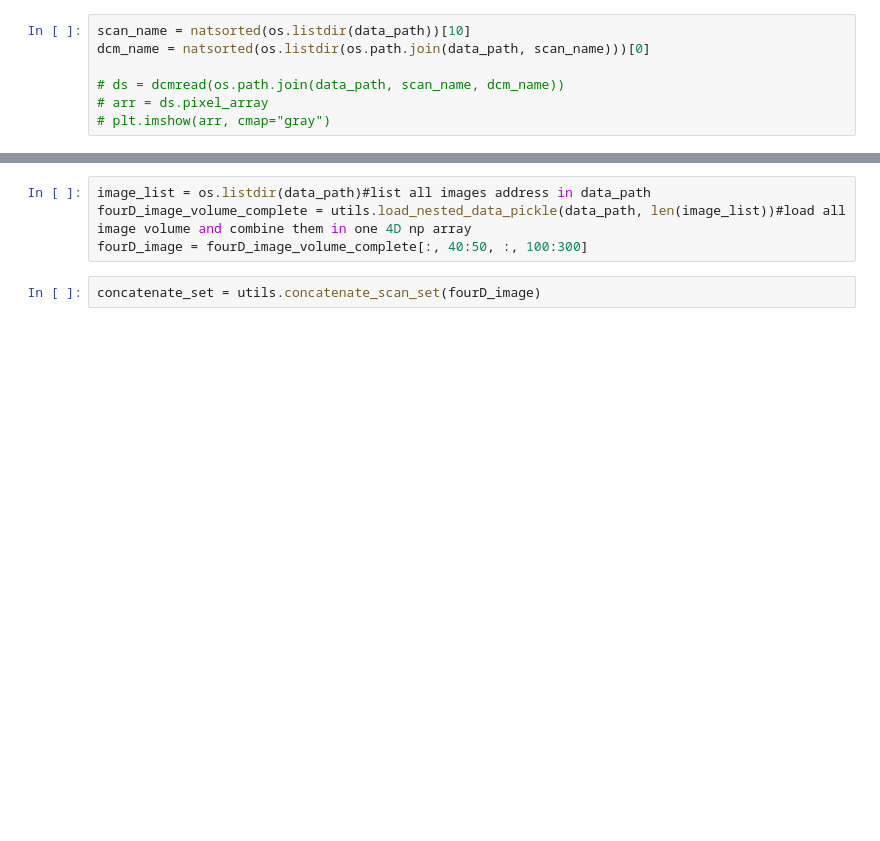
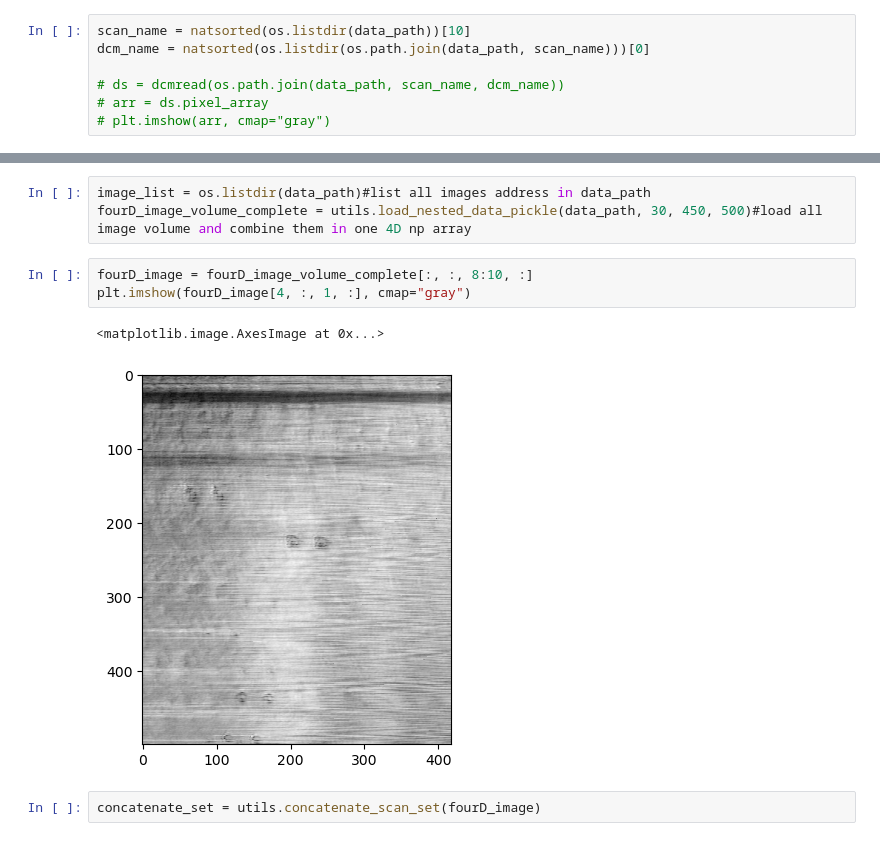
Before and after one commit to unrealxiao/dynamicOCT, a Jupyter notebook: YusunoDOCT.ipynb, the cells around one changed output, grey strips where cells are left out. Saved outputs shown, nothing was run; the diff lists cells and outputs as text; blank space fills up the shorter version.

```diff
--- a/YusunoDOCT.ipynb
+++ b/YusunoDOCT.ipynb
@@ -40,7 +56,12 @@ plt.imshow(volume[1, :, :], cmap="gray")
 # %%
 image_list = os.listdir(data_path)#list all images address in data_path
-fourD_image_volume_complete = utils.load_nested_data_pickle(data_path, len(image_list))#load all image volume and combine them in one 4D np array
-fourD_image = fourD_image_volume_complete[:, 40:50, :, 100:300]
+fourD_image_volume_complete = utils.load_nested_data_pickle(data_path, 30, 450, 500)#load all image volume and combine them in one 4D np array
+# %%
+fourD_image = fourD_image_volume_complete[:, :, 8:10, :]
+plt.imshow(fourD_image[4, :, 1, :], cmap="gray")
+# %% [output]
+<matplotlib.image.AxesImage at 0x...>
+[figure, added]
 # %%
 concatenate_set = utils.concatenate_scan_set(fourD_image)
 # %%
```
Also changed, not shown: parts of 11 cells of this notebook.
